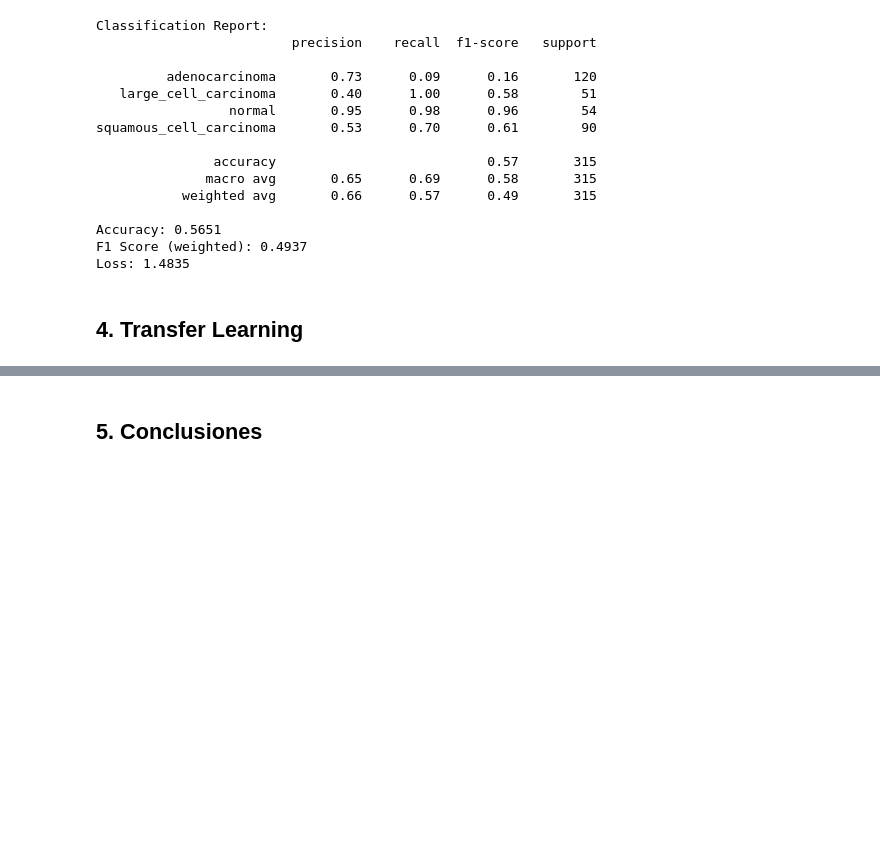
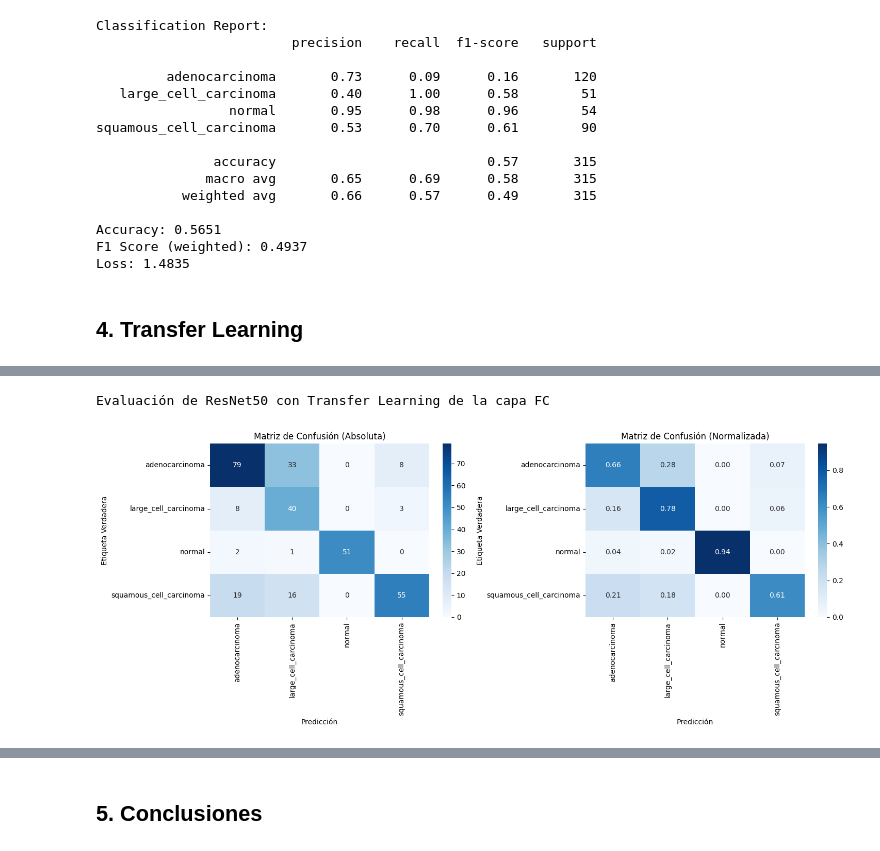
Before and after one commit to FIUBA-CEIA-18Co2024/VpC2-TP1, a Jupyter notebook: notebook.ipynb, the cells around one changed output, grey strips where cells are left out. Cells and saved outputs as stored; diff of their text form; code cells hidden in the pictures; blank space fills up the shorter version.

```diff
--- a/notebook.ipynb
+++ b/notebook.ipynb
@@ -526,0 +593,8 @@ Completar
+# %%
+from src.evaluation import plot_cm_from_results
+
+print("Evaluación de ResNet50 con Transfer Learning de la capa FC")
+plot_cm_from_results(output_file='data/resnet50_fc_evaluation_results.json')
+# %% [output]
+Evaluación de ResNet50 con Transfer Learning de la capa FC
+[figure, added]
```
Also changed, not shown: parts of 36 cells of this notebook, 5 other files.
